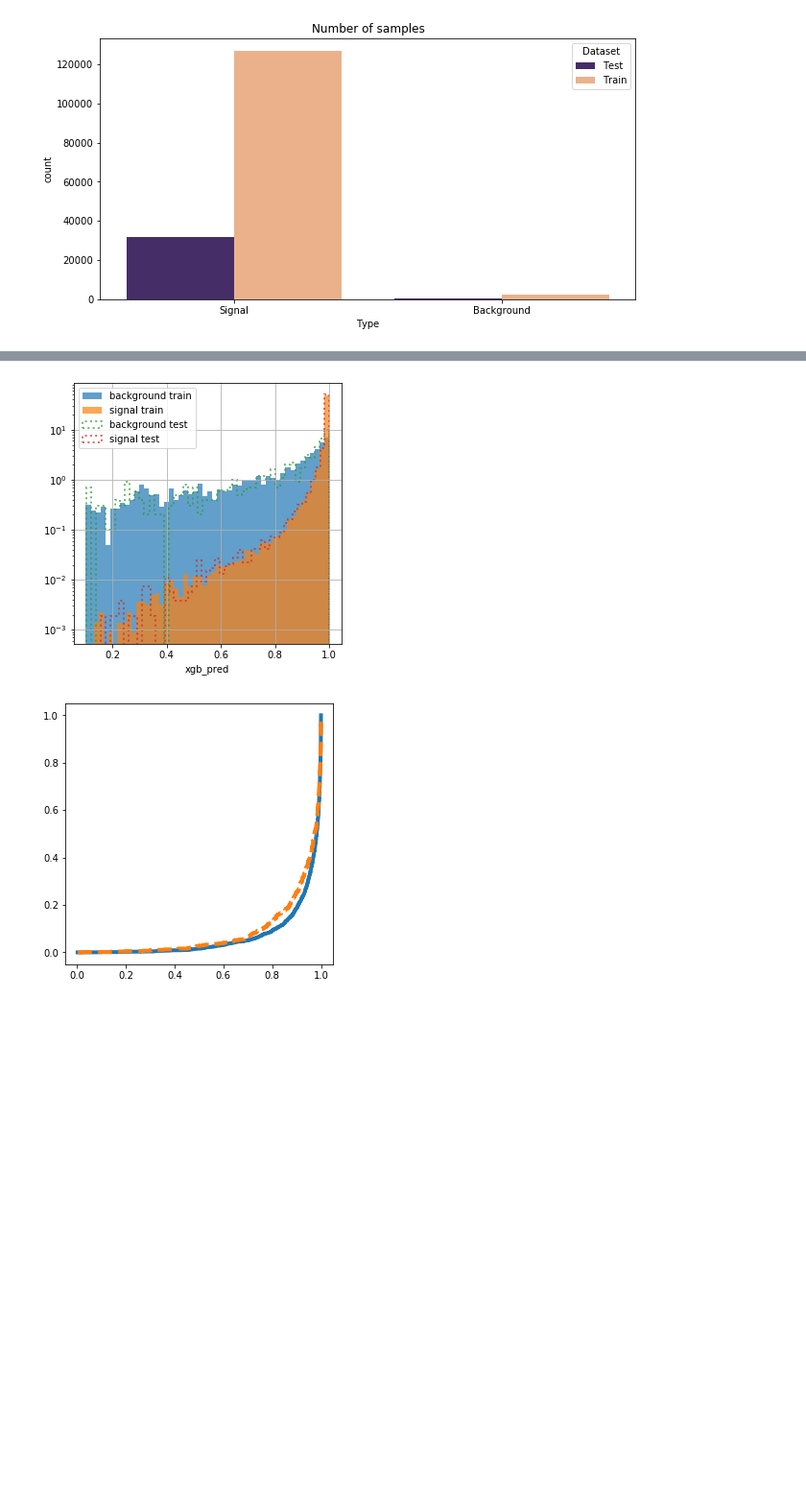
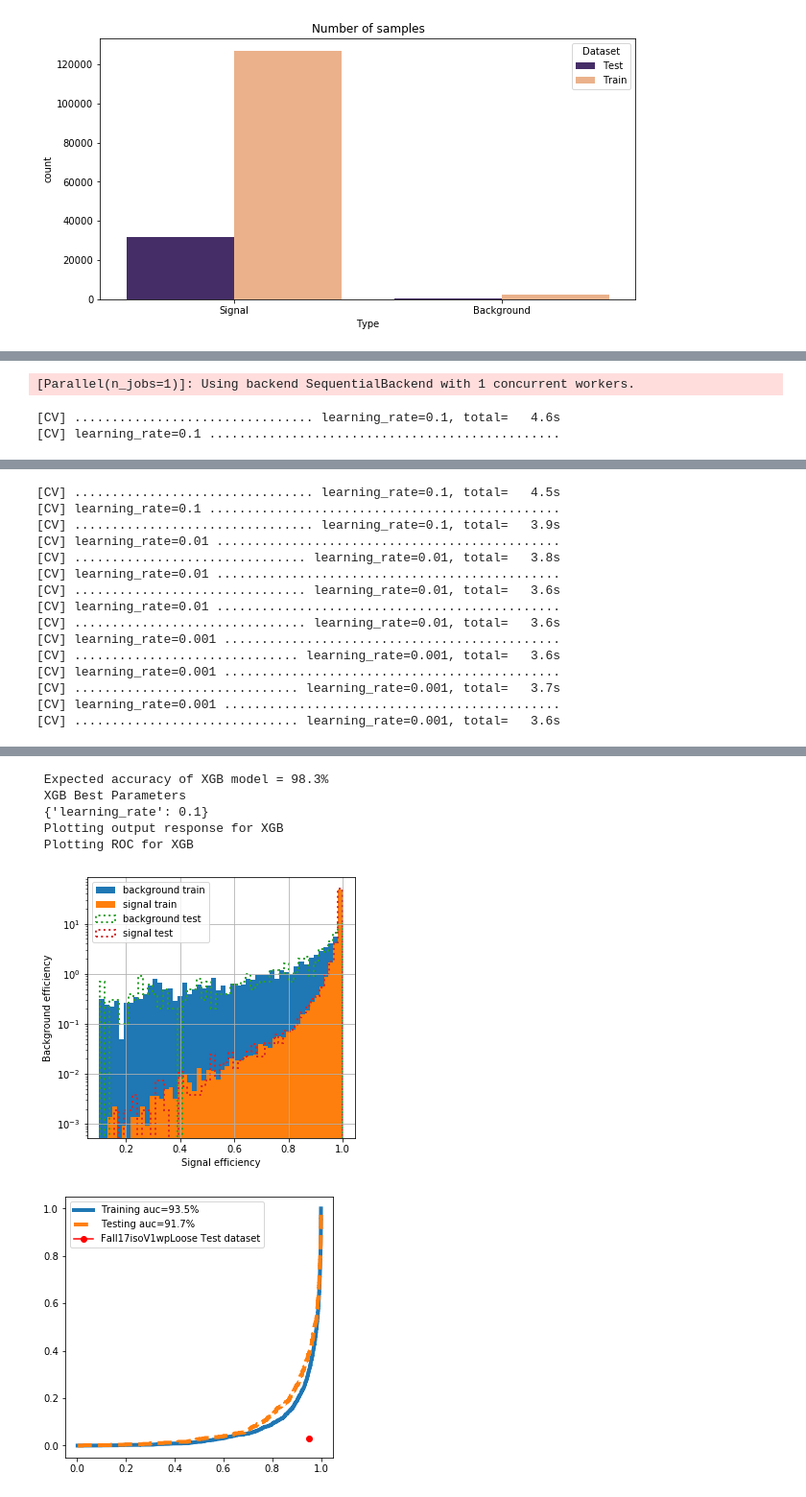
Before and after one commit to cms-egamma/ID-Trainer, a Jupyter notebook: Trainer.ipynb, the cells around one changed output, grey strips where cells are left out. Shown: that part at 96% size. Saved outputs shown, nothing was run; the diff lists cells and outputs as text; code cells hidden in the pictures; blank space fills up the shorter version.

```diff
--- a/Trainer.ipynb
+++ b/Trainer.ipynb
@@ -7,6 +7,10 @@ import pandas as pd
 import numpy as np
 import ROOT
 import matplotlib.pyplot as plt
+import json
+os.system("")
+
+def prGreen(prt): print("\033[92m {}\033[00m" .format(prt))
 # %% [output]
 Welcome to JupyROOT 6.18/00
 # %%
@@ -21,7 +25,7 @@ def plot_mva(df, column, bins, logscale=False, ax=None, title=None, ls='dashed',
             label="background"
         else:
             label="signal"
-        group[column].hist(bins=bins, histtype=histtype, alpha=0.7,
+        group[column].hist(bins=bins, histtype=histtype, alpha=1,
                            label=label+' '+sample, ax=ax, density=True, ls=ls, weights =group[Wt],linewidth=2)
     #ax.set_ylabel("density")
     ax.set_xlabel(column)
@@ -39,9 +43,21 @@ def plot_roc_curve(df, score_column, tpr_threshold=0, ax=None, color=None, lines
     fpr, tpr = fpr[mask], tpr[mask]
     auc=metrics.auc(fpr, tpr)
     label=label+' auc='+str(round(auc*100,1))+'%'
+    ax.plot(tpr, fpr, label=label, color=color, linestyle=linestyle,linewidth=4)
     ax.legend()
-    ax.plot(tpr, fpr, label=label, color=color, linestyle=linestyle,linewidth=4)
     return auc
+
+def plot_single_roc_point(df, var='Fall17isoV1wpLoose',
+                          ax=None , marker='o',
+                          markersize=6, color="red", label='', cat="Matchlabel",Wt="Wt"):
+    backgroundpass=df.loc[(df[var] == 1) & (df[cat] == 0),Wt].sum()
+    backgroundrej=df.loc[(df[var] == 0) & (df[cat] == 0),Wt].sum()
+    signalpass=df.loc[(df[var] == 1) & (df[cat] == 1),Wt].sum()
+    signalrej=df.loc[(df[var] == 0) & (df[cat] == 1),Wt].sum()
+    backgroundrej=backgroundrej/(backgroundpass+backgroundrej)
+    signaleff=signalpass/(signalpass+signalrej)
+    ax.plot([signaleff], [1-backgroundrej], marker=marker, markersize=markersize, label=label)
+    ax.legend()
 # %%
 TrainConfig=sys.argv[1]
 TrainConfig="TrainConfig"
@@ -164,29 +187,40 @@ Y_test = np.asarray(Y_test)
 Wt_test = np.asarray(Wt_test)
 # %%
 if 'XGB' in MVAs:
+    prGreen("XGB Training starting")
     import xgboost as xgb
     from sklearn.model_selection import cross_val_score, GridSearchCV
-    parameters = {'learning_rate':[0.1, 0.01, 0.001]}
     xgb_model = xgb.XGBClassifier(objective="binary:logistic", random_state=RandomState)
     #xgb_model.set_config(verbosity=2)
-    cv = GridSearchCV(xgb_model, parameters,scoring = 'accuracy')
+    prGreen("Performing XGB grid search")
+    cv = GridSearchCV(xgb_model, XGBGridSearch,scoring = 'accuracy',cv=3,verbose=1)
     search=cv.fit(X_train, Y_train, sample_weight=Wt_train,verbose=1)
 
-    print("Expected accuracy of XGB model = "+str((np.round(np.average(search.best_score_),2))*100)+'%')
-    print("Expected accuracy of XGB model = "+str((np.average(search.best_score_))*100)+'%')
+    prGreen("Expected accuracy of XGB model = "+str((np.round(np.average(search.best_score_),3))*100)+'%')
+    #prGreen("Expected accuracy of XGB model = "+str((np.average(search.best_score_))*100)+'%')
+    prGreen("XGB Best Parameters")
 
-    search.best_params_
+    #json.dumps(search.best_params_)
+    prGreen(str(search.best_params_))
 
     df_final.loc[TrainIndices,"xgb_pred"]=cv.predict_proba(X_train)[:,1]
     df_final.loc[TestIndices,"xgb_pred"]=cv.predict_proba(X_test)[:,1]
 
+    prGreen("Plotting output response for XGB")
     fig, axes = plt.subplots(1, 1, figsize=(5, 5))
     plot_mva(df_final.query('TrainDataset==1'),"xgb_pred",bins=50,cat=cat,Wt=weight,ax=axes,sample='train',ls='dashed',logscale=True)
     plot_mva(df_final.query('TrainDataset==0'),"xgb_pred",bins=50,cat=cat,Wt=weight,ax=axes,sample='test',ls='dotted',logscale=True)
+    axes.set_ylabel("Background efficiency")
+    axes.set_xlabel("Signal efficiency")
+    axes.set_title("XGB")
     plt.savefig(OutputDirName+"/XGBMVA.png")
 
+    prGreen("Plotting ROC for XGB")
     fig, axes = plt.subplots(1, 1, figsize=(5, 5))
     plot_roc_curve(df_final.query('TrainDataset==1'),"xgb_pred", tpr_threshold=0, ax=axes, color=None, linestyle='-', label='Training',cat=cat,Wt=weight)
     plot_roc_curve(df_final.query('TrainDataset==0'),"xgb_pred", tpr_threshold=0, ax=axes, color=None, linestyle='--', label='Testing',cat=cat,Wt=weight)
+    if len(OverlayWP)>0:
+        for OverlayWpi in OverlayWP:
+            plot_single_roc_point(df_final.query('TrainDataset==0'), var=OverlayWpi, ax=axes, marker='o', markersize=6, label=OverlayWpi+" Test dataset", cat=cat,Wt=weight)
     plt.savefig(OutputDirName+"/XGBROC.png")
 # %% [output]
@@ -194,0 +231,3 @@ Expected accuracy of XGB model = 98.34487352262342%
+[Parallel(n_jobs=1)]: Using backend SequentialBackend with 1 concurrent workers.
+[CV] ................................ learning_rate=0.1, total=   4.6s
+[CV] learning_rate=0.1 ...............................................
@@ -194,0 +235,15 @@ Expected accuracy of XGB model = 98.34487352262342%
+[CV] ................................ learning_rate=0.1, total=   4.5s
+[CV] learning_rate=0.1 ...............................................
+[CV] ................................ learning_rate=0.1, total=   3.9s
+[CV] learning_rate=0.01 ..............................................
+[CV] ............................... learning_rate=0.01, total=   3.8s
+[CV] learning_rate=0.01 ..............................................
+[CV] ............................... learning_rate=0.01, total=   3.6s
+[CV] learning_rate=0.01 ..............................................
+[CV] ............................... learning_rate=0.01, total=   3.6s
+[CV] learning_rate=0.001 .............................................
+[CV] .............................. learning_rate=0.001, total=   3.6s
+[CV] learning_rate=0.001 .............................................
+[CV] .............................. learning_rate=0.001, total=   3.7s
+[CV] learning_rate=0.001 .............................................
+[CV] .............................. learning_rate=0.001, total=   3.6s
@@ -195,2 +251,7 @@ Expected accuracy of XGB model = 98.34487352262342%
+ Expected accuracy of XGB model = 98.3%
+ XGB Best Parameters
+ {'learning_rate': 0.1}
+ Plotting output response for XGB
+ Plotting ROC for XGB
-[figure, old version]
+[figure, new version]
-[figure, old version]
+[figure, new version]
```
Also changed, not shown: parts of 10 cells of this notebook, 5 other files.
